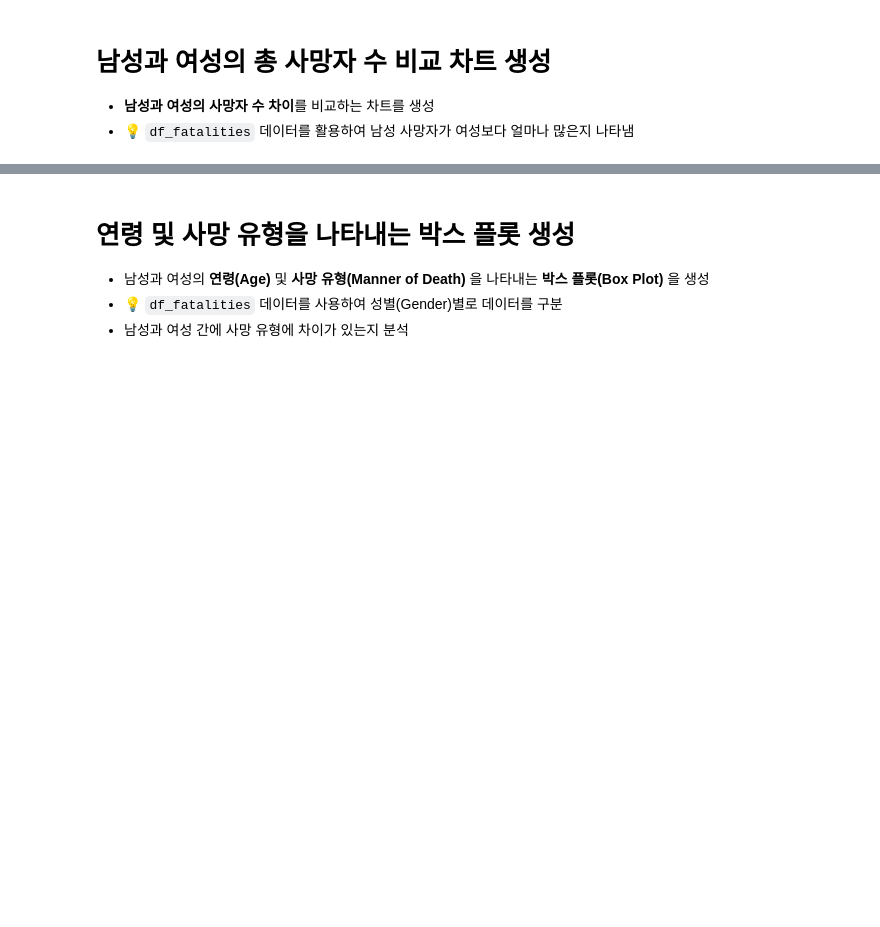
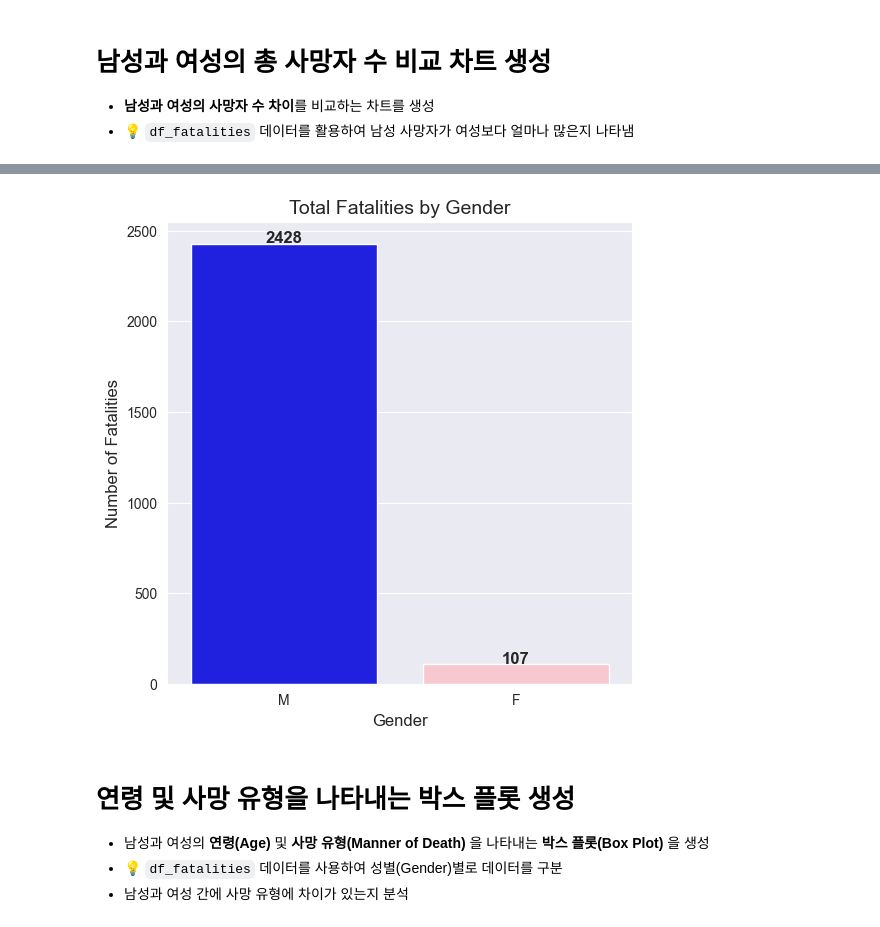
Before and after one commit to JELKOV/Police-Use-of-Force---Data-Analysis, a Jupyter notebook: Fatal_Force_(start).ipynb, the cells around one changed output, grey strips where cells are left out. Cells and saved outputs as stored; diff of their text form; code cells hidden in the pictures; blank space fills up the shorter version.

```diff
--- a/Fatal_Force_(start).ipynb
+++ b/Fatal_Force_(start).ipynb
@@ -556,3 +638,28 @@ plt.show()
+# %%
+# 그래프 크기 설정
+plt.figure(figsize=(6, 6))
+
+# 성별 사망자 수 막대 그래프
+sns.barplot(
+    x=gender_death_counts.index,  # 성별 (M, F)
+    y=gender_death_counts.values,  # 사망자 수
+    hue=gender_death_counts.index,  # hue 추가 (데이터 구분)
+    palette={"M": "blue", "F": "pink"}  # 성별 색상 지정
+)
+
+# 제목 & 레이블 추가
+plt.title("Total Fatalities by Gender", fontsize=14)  # 그래프 제목
+plt.xlabel("Gender", fontsize=12)  # X축 제목
+plt.ylabel("Number of Fatalities", fontsize=12)  # Y축 제목
+
+# 수치 라벨 표시 (막대 위에 값 추가)
+for index, value in enumerate(gender_death_counts.values):
+    plt.text(index, value + 5, str(value), ha="center", fontsize=12, fontweight="bold")
+
+# 그래프 출력
+plt.show()
+# %% [output]
+[figure, added]
 # %% [markdown]
 # 연령 및 사망 유형을 나타내는 박스 플롯 생성
 
```
Also changed, not shown: parts of 10 cells of this notebook.
